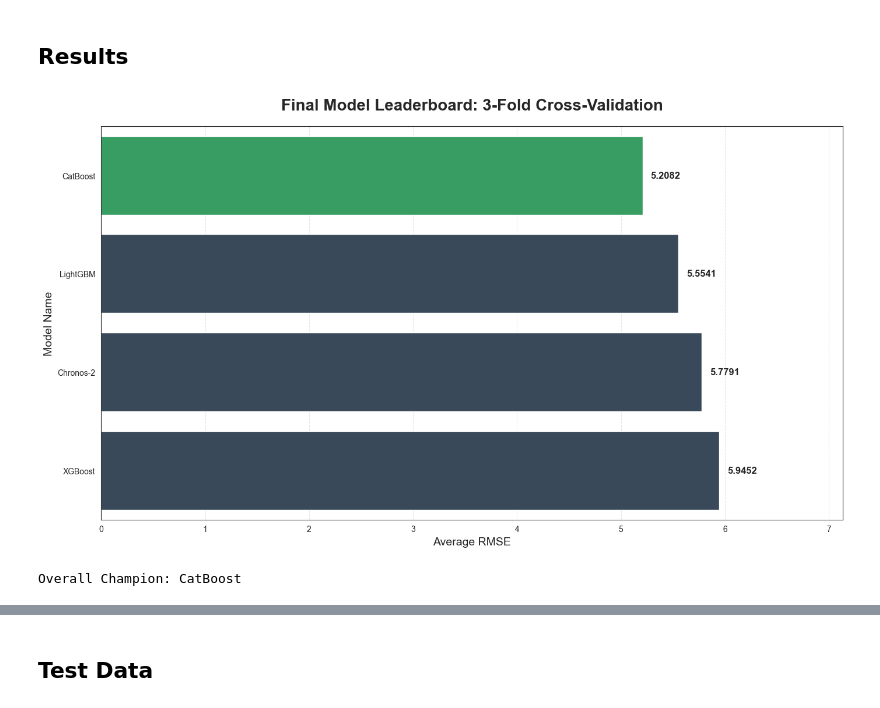
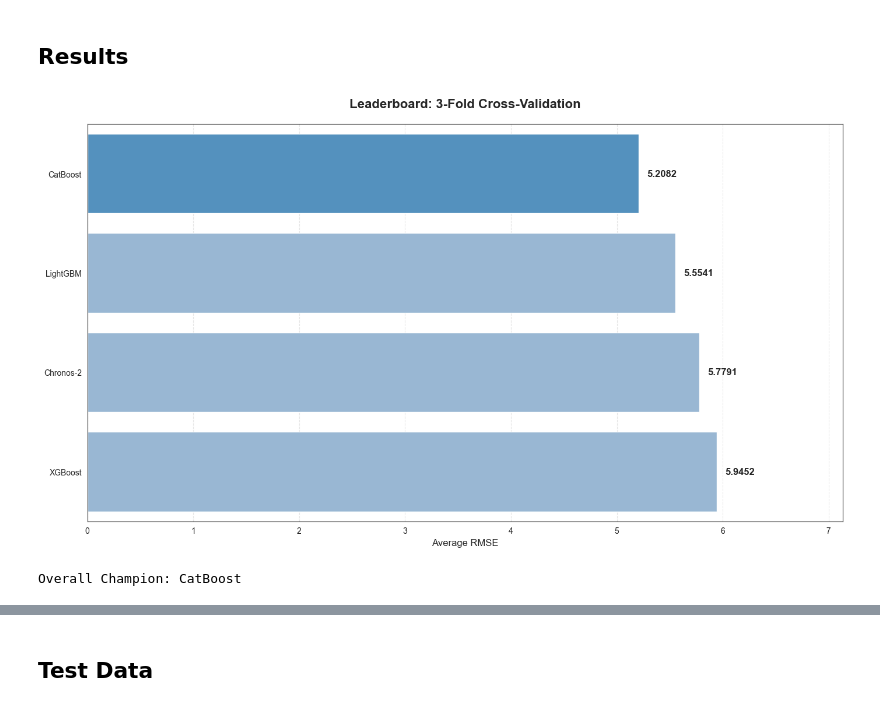
Before and after one commit to luisgrewe/StockSalesPrediction, a Jupyter notebook: salesprediction.ipynb, the cells around one changed output, grey strips where cells are left out. Saved outputs shown, nothing was run; the diff lists cells and outputs as text; code cells hidden in the pictures.

```diff
--- a/salesprediction.ipynb
+++ b/salesprediction.ipynb
@@ -387,9 +388,9 @@ sns.barplot(
 )
 
 plt.title(f'Total Yearly Sales Volume: Top {top_n} Stores by Format vs. Others (Avg)',
-          fontsize=18, fontweight='bold', pad=20)
-plt.xlabel('Store Identifier and Format Type', fontsize=13, fontweight='bold')
-plt.ylabel('Total Sales Volume', fontsize=13, fontweight='bold')
+          fontsize=16, fontweight='bold', pad=20)
+plt.xlabel('Store Identifier and Format Type', fontsize=12)
+plt.ylabel('Total Sales Volume', fontsize=12)
 plt.legend(title='Year', loc='upper right')
 plt.grid(axis='y', linestyle='--', alpha=0.3)
 
@@ -401,7 +402,7 @@ for p in plt.gca().patches:
                            ha='center', va='center',
                            xytext=(0, 10),
                            textcoords='offset points',
-                           fontsize=9, fontweight='bold')
+                           fontsize=10, fontweight='bold')
 
 plt.tight_layout()
 plt.savefig('images/yearly_sales_volume_stores.png')
@@ -866,37 +1006,37 @@ Average CV RMSE for LightGBM: 5.5541
 # %%
 df_leaderboard = pd.DataFrame(list(results.items()), columns=['Model', 'RMSE'])
 df_leaderboard = df_leaderboard.sort_values(by='RMSE', ascending=True)
 
 plt.figure(figsize=(14, 8))
 winner_overall = df_leaderboard.iloc[0]['Model']
-colors = ['#27ae60' if model == winner_overall else '#34495e' for model in df_leaderboard['Model']]
+colors = [target_blue if model == winner_overall else '#8FB7DD' for model in df_leaderboard['Model']]
 
 ax = sns.barplot(
     data=df_leaderboard,
     x='RMSE',
     y='Model',
     palette=colors,
     hue='Model',
     legend=False
 )
 
 # Bar Labels
 for i in ax.containers:
     ax.bar_label(i, fmt='%.4f', padding=10, fontsize=12, fontweight='bold')
 
-plt.title('Final Model Leaderboard: 3-Fold Cross-Validation', fontsize=20, fontweight='bold', pad=20)
-plt.xlabel('Average RMSE', fontsize=14)
-plt.ylabel('Model Name', fontsize=14)
+plt.title('Leaderboard: 3-Fold Cross-Validation', fontsize=16, fontweight='bold', pad=20)
+plt.xlabel('Average RMSE', fontsize=12)
+plt.ylabel('', fontsize=12)
 plt.xlim(0, df_leaderboard['RMSE'].max() * 1.2)
 plt.grid(axis='x', linestyle='--', alpha=0.5)
 
 plt.tight_layout()
 plt.savefig('images/model_leaderboard.png')
 plt.show()
 
 print(f"Overall Champion: {winner_overall}")
 # %% [output]
-[figure, old version]
+[figure, new version]
 Overall Champion: CatBoost
 # %%
 def objective(trial):
```
Also changed, not shown: parts of 19 cells of this notebook, 28 other files.
